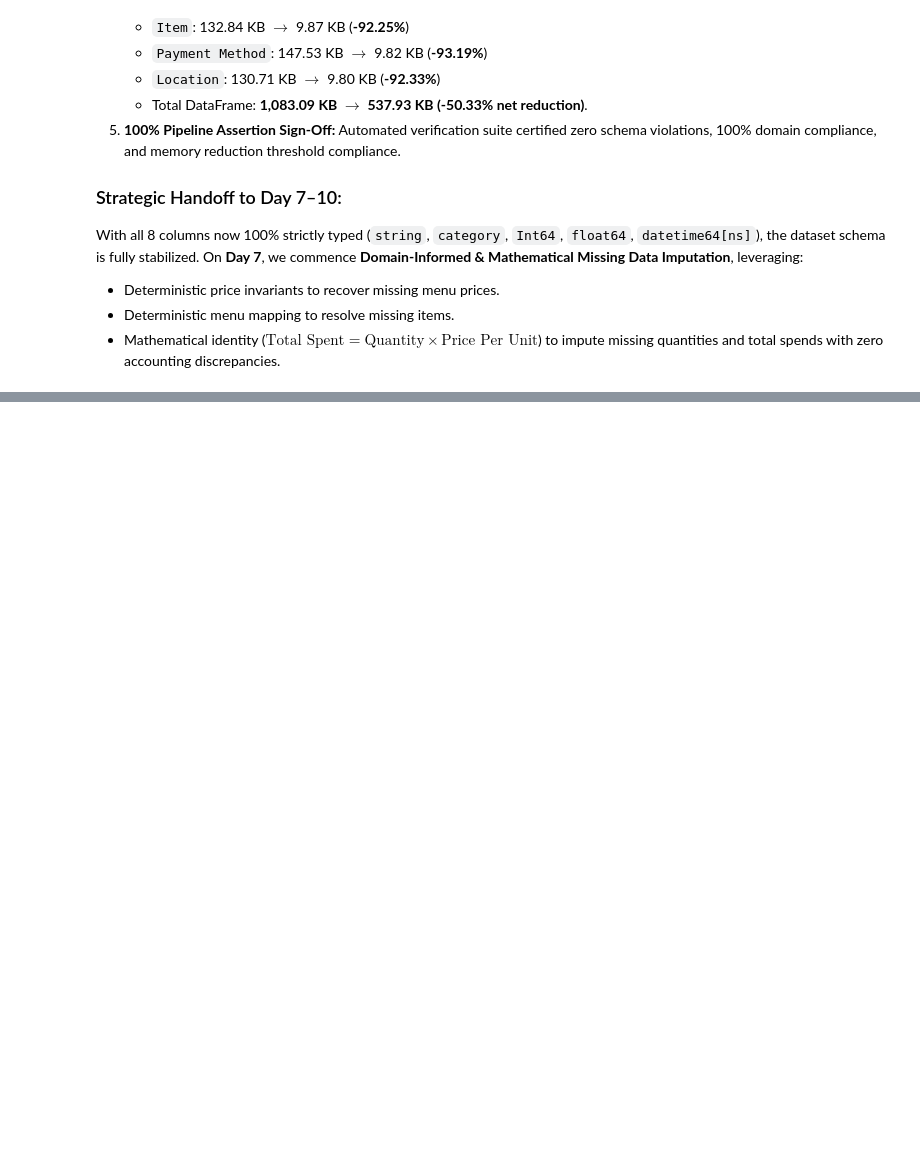
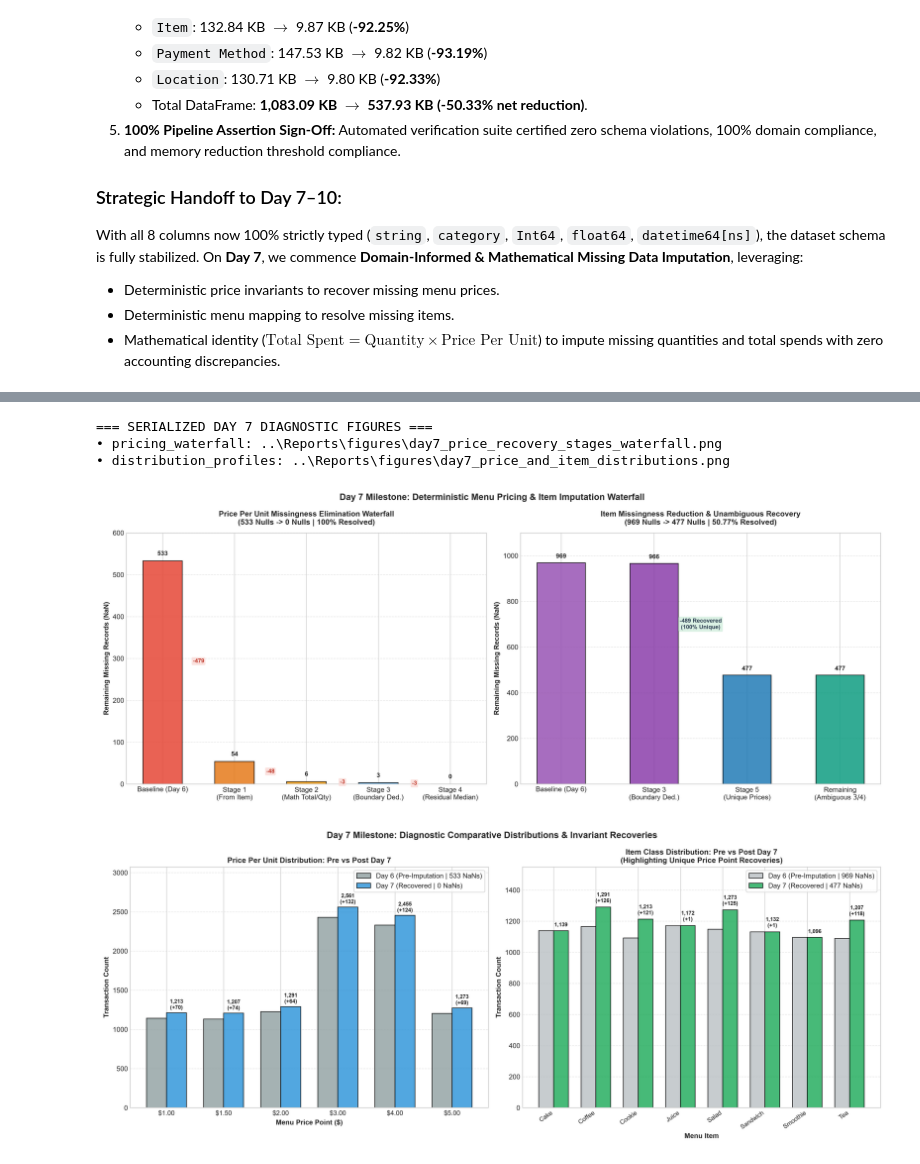
Before and after one commit to addu91577-sketch/OIBSIP, a Jupyter notebook: DataAnalytics-L1-CleaningData/Notebooks/01_cafe_sales_data_cleaning.ipynb, the cells around one changed output, grey strips where cells are left out. Cells and saved outputs as stored; diff of their text form; code cells hidden in the pictures; blank space fills up the shorter version.

Commit message:
feat(cleaning): day 7 - deterministic menu pricing recovery and item imputation

```diff
--- a/DataAnalytics-L1-CleaningData/Notebooks/01_cafe_sales_data_cleaning.ipynb
+++ b/DataAnalytics-L1-CleaningData/Notebooks/01_cafe_sales_data_cleaning.ipynb
@@ -805,0 +830,12 @@ With all 8 columns now 100% strictly typed (`string`, `category`, `Int64`, `floa
+# %%
+from src.utils import impute_menu_pricing_and_items
+
+# Step 1: Execute multi-stage deterministic pricing & item recovery
+df_d7, day7_metrics, stage_audit_df = impute_menu_pricing_and_items(df_cat)
+
+print("=== DAY 7 IMPUTATION RECOVERY METRICS ===")
+for k, v in day7_metrics.items():
+    print(f"• {k}: {v}")
+
+print("\n=== STAGE-BY-STAGE RECOVERY AUDIT TRAIL ===")
+display(stage_audit_df)
@@ -805,0 +917,20 @@ With all 8 columns now 100% strictly typed (`string`, `category`, `Int64`, `floa
+# %%
+from src.utils import plot_day7_pricing_and_item_imputation
+from IPython.display import Image, display
+
+# Step 3: Generate and display diagnostic figures
+figures_output_dir = os.path.join('..', 'Reports', 'figures')
+day7_figs = plot_day7_pricing_and_item_imputation(df_cat, df_d7, stage_audit_df, output_dir=figures_output_dir)
+
+print("=== SERIALIZED DAY 7 DIAGNOSTIC FIGURES ===")
+for fig_key, fig_path in day7_figs.items():
+    print(f"• {fig_key}: {fig_path}")
+
+display(Image(day7_figs['pricing_waterfall']))
+display(Image(day7_figs['distribution_profiles']))
+# %% [output]
+=== SERIALIZED DAY 7 DIAGNOSTIC FIGURES ===
+• pricing_waterfall: ..\Reports\figures\day7_price_recovery_stages_waterfall.png
+• distribution_profiles: ..\Reports\figures\day7_price_and_item_distributions.png
+[figure, added]
+[figure, added]
```
Also changed, not shown: parts of 6 cells of this notebook, 6 other files.
